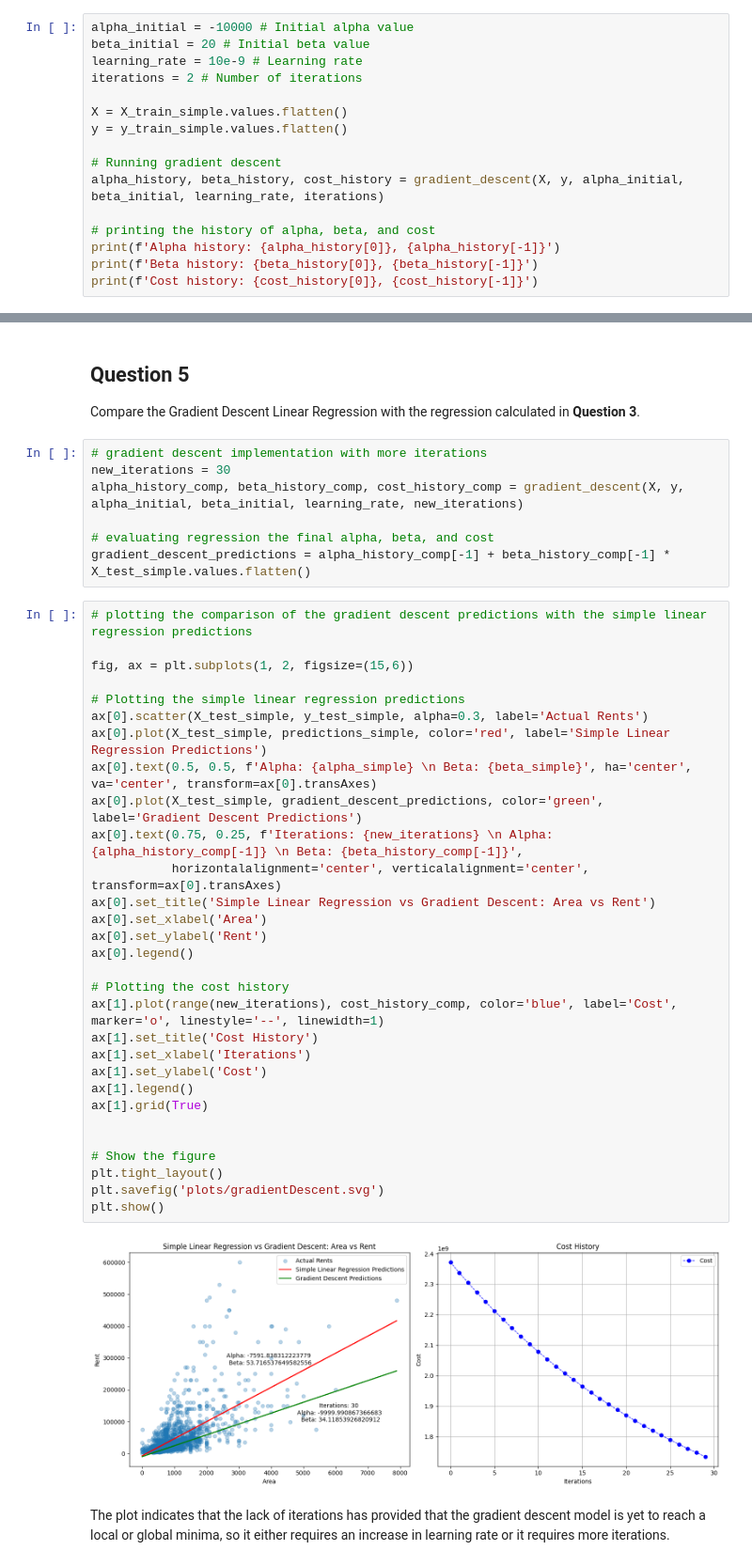
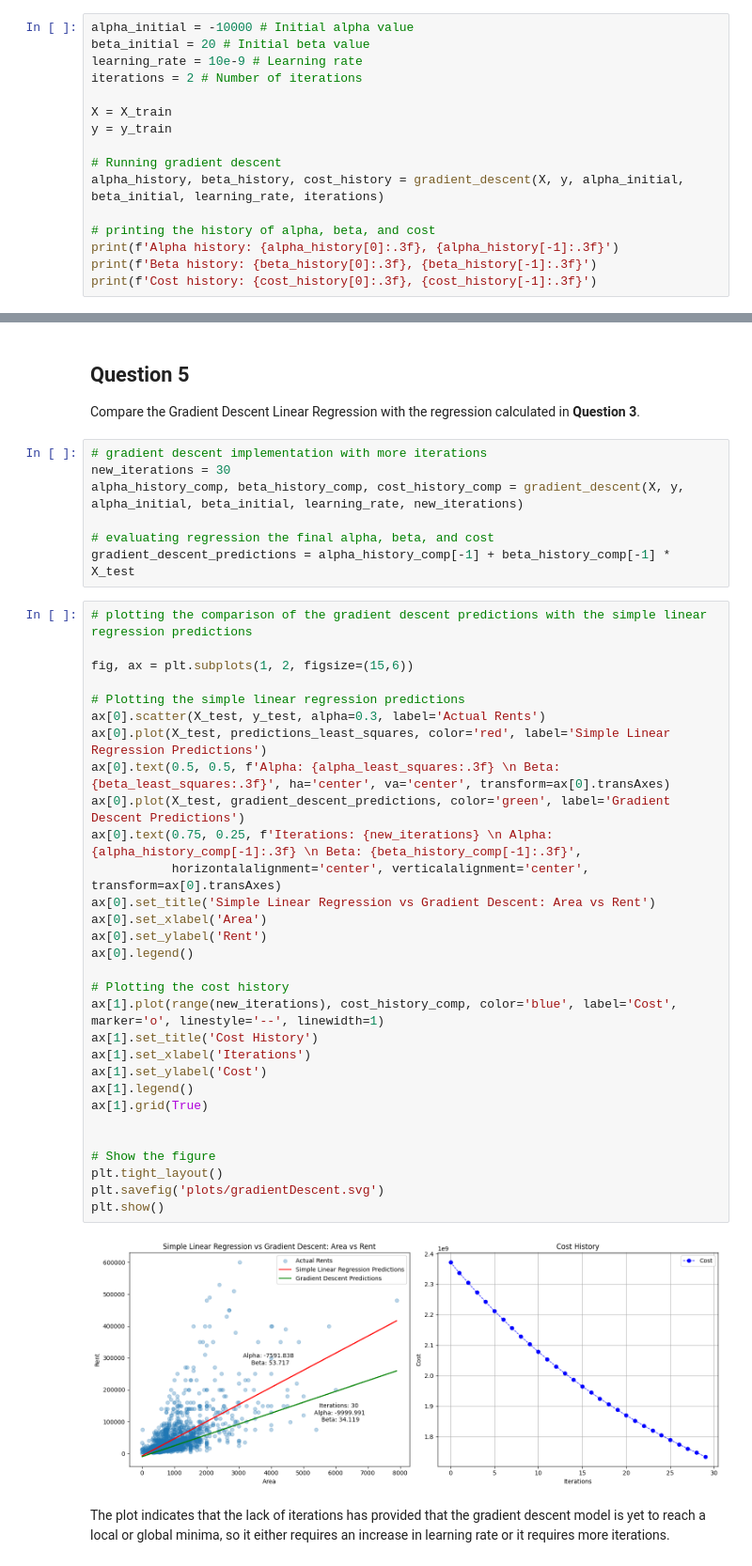
Before and after one commit to majdyousof/machine-learning-coursework, a Jupyter notebook: 02061161_code.ipynb, the cells around one changed output, grey strips where cells are left out. Shown at 94% size. Saved outputs shown, nothing was run; the diff lists cells and outputs as text.

```diff
--- a/02061161_code.ipynb
+++ b/02061161_code.ipynb
@@ -314,14 +327,14 @@ beta_initial = 20 # Initial beta value
 learning_rate = 10e-9 # Learning rate
 iterations = 2 # Number of iterations
 
-X = X_train_simple.values.flatten()
-y = y_train_simple.values.flatten()
+X = X_train
+y = y_train
 
 # Running gradient descent
 alpha_history, beta_history, cost_history = gradient_descent(X, y, alpha_initial, beta_initial, learning_rate, iterations)
 
 # printing the history of alpha, beta, and cost
-print(f'Alpha history: {alpha_history[0]}, {alpha_history[-1]}')
-print(f'Beta history: {beta_history[0]}, {beta_history[-1]}')
-print(f'Cost history: {cost_history[0]}, {cost_history[-1]}')
+print(f'Alpha history: {alpha_history[0]:.3f}, {alpha_history[-1]:.3f}')
+print(f'Beta history: {beta_history[0]:.3f}, {beta_history[-1]:.3f}')
+print(f'Cost history: {cost_history[0]:.3f}, {cost_history[-1]:.3f}')
 # %% [output]
@@ -337,39 +350,39 @@ new_iterations = 30
 alpha_history_comp, beta_history_comp, cost_history_comp = gradient_descent(X, y, alpha_initial, beta_initial, learning_rate, new_iterations)
 
 # evaluating regression the final alpha, beta, and cost
-gradient_descent_predictions = alpha_history_comp[-1] + beta_history_comp[-1] * X_test_simple.values.flatten()
+gradient_descent_predictions = alpha_history_comp[-1] + beta_history_comp[-1] * X_test
 # %%
 # plotting the comparison of the gradient descent predictions with the simple linear regression predictions
 
 fig, ax = plt.subplots(1, 2, figsize=(15,6))
 
 # Plotting the simple linear regression predictions
-ax[0].scatter(X_test_simple, y_test_simple, alpha=0.3, label='Actual Rents')
-ax[0].plot(X_test_simple, predictions_simple, color='red', label='Simple Linear Regression Predictions')
-ax[0].text(0.5, 0.5, f'Alpha: {alpha_simple} \n Beta: {beta_simple}', ha='center', va='center', transform=ax[0].transAxes)
-ax[0].plot(X_test_simple, gradient_descent_predictions, color='green', label='Gradient Descent Predictions')
-ax[0].text(0.75, 0.25, f'Iterations: {new_iterations} \n Alpha: {alpha_history_comp[-1]} \n Beta: {beta_history_comp[-1]}',
+ax[0].scatter(X_test, y_test, alpha=0.3, label='Actual Rents')
+ax[0].plot(X_test, predictions_least_squares, color='red', label='Simple Linear Regression Predictions')
+ax[0].text(0.5, 0.5, f'Alpha: {alpha_least_squares:.3f} \n Beta: {beta_least_squares:.3f}', ha='center', va='center', transform=ax[0].transAxes)
+ax[0].plot(X_test, gradient_descent_predictions, color='green', label='Gradient Descent Predictions')
+ax[0].text(0.75, 0.25, f'Iterations: {new_iterations} \n Alpha: {alpha_history_comp[-1]:.3f} \n Beta: {beta_history_comp[-1]:.3f}',
            horizontalalignment='center', verticalalignment='center', transform=ax[0].transAxes)
 ax[0].set_title('Simple Linear Regression vs Gradient Descent: Area vs Rent')
 ax[0].set_xlabel('Area')
 ax[0].set_ylabel('Rent')
 ax[0].legend()
 
 # Plotting the cost history
 ax[1].plot(range(new_iterations), cost_history_comp, color='blue', label='Cost', marker='o', linestyle='--', linewidth=1)
 ax[1].set_title('Cost History')
 ax[1].set_xlabel('Iterations')
 ax[1].set_ylabel('Cost')
 ax[1].legend()
 ax[1].grid(True)
 
 
 # Show the figure
 plt.tight_layout()
 plt.savefig('plots/gradientDescent.svg')
 plt.show()
 # %% [output]
-[figure, old version]
+[figure, new version]
 # %% [markdown]
 The plot indicates that the lack of iterations has provided that the gradient descent model is yet to reach a local or global minima, so it either requires an increase in learning rate or it requires more iterations.
 # %% [markdown]
```
Also changed, not shown: parts of 12 cells of this notebook, 8 other files.
